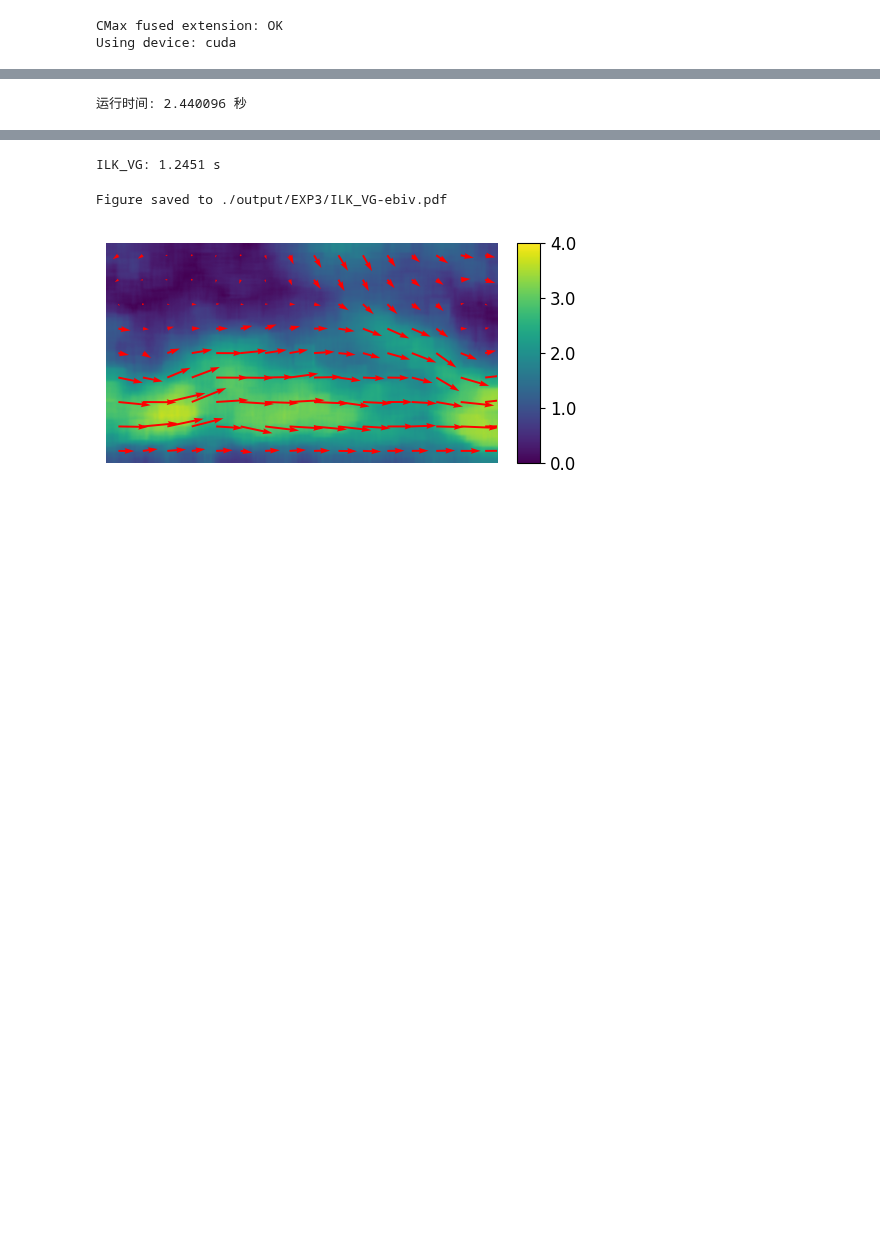
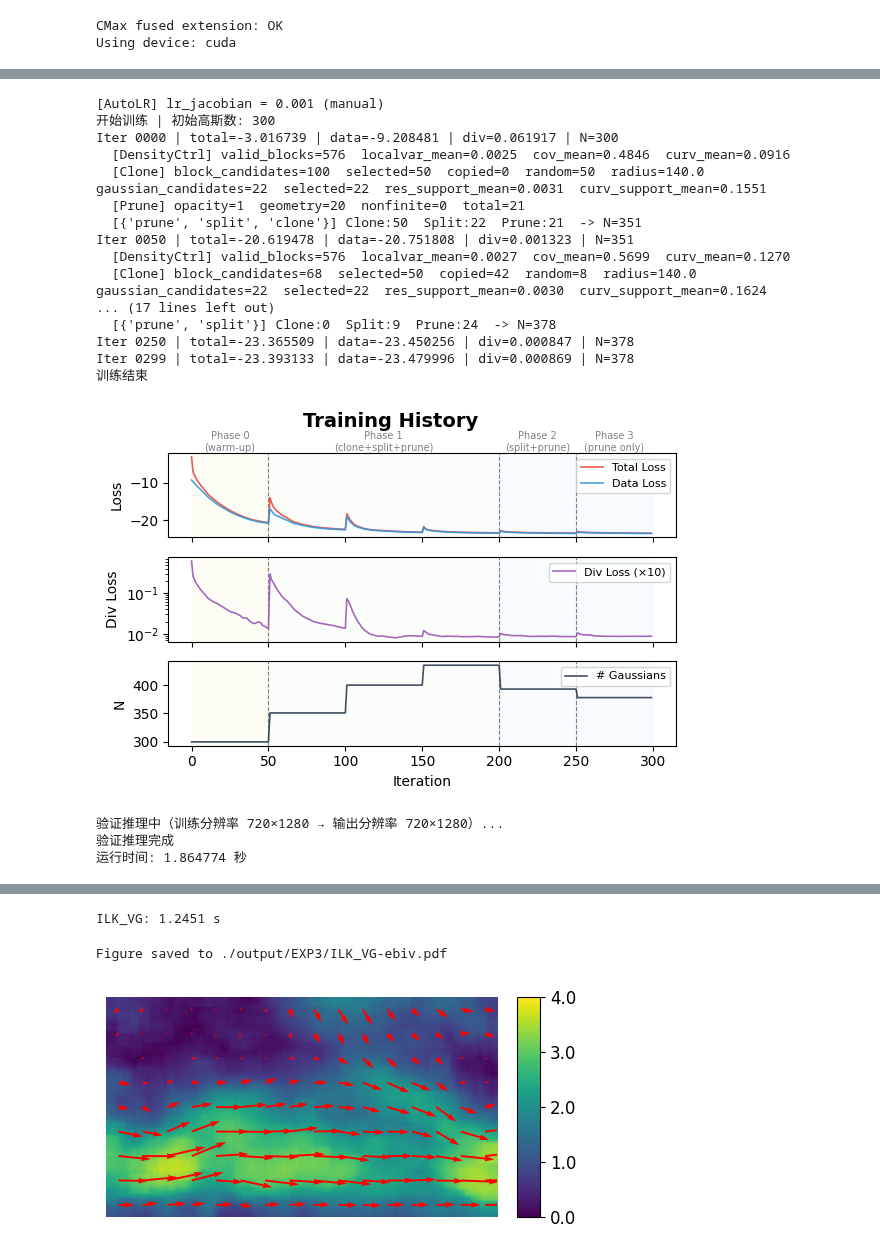
Before and after one commit to tingyu-art/AffineGS, a Jupyter notebook: EXP3.ipynb, the cells around one changed output, grey strips where cells are left out. Drawn from its saved outputs; the diff is of its cells as text; code cells hidden in the pictures; blank space fills up the shorter version.

```diff
--- a/EXP3.ipynb
+++ b/EXP3.ipynb
@@ -53,19 +53,39 @@ torch.Size([410697, 4])
 # %%
 start = time.time()
-cfg = GaussianFlowConfig(H=720, W = 1280, init_n=500, w_div=100, verbose=False, tile_size=80,
-                         cmax_sigma=0.6, cmax_kernel_size=5, lr_j=0.0001,
+cfg = GaussianFlowConfig(H=720, W = 1280, init_n=300, w_div=100, verbose=True, tile_size=80,
+                         init_scale_h=50.0, init_scale_w=35.0,
+                         cmax_sigma=0.6, cmax_kernel_size=5, lr_j=0.001,
                          enable_jacobian=True, jacobian_mode="full",
                          iterations=300, residual_block_size=40, prune_opacity_thresh=0.1,
-                         clone_opacity_decay=0.5, split_opacity_decay=0.5,
                          log_scale_min=np.log(8), phase=[50, 200, 250])
 
 results = run_gaussian_flow(events=evts1, cfg=cfg, flowgt=None)
 
 end = time.time()     # 记录结束时间
 print(f"运行时间: {end - start:.6f} 秒")
 torch.cuda.empty_cache()
 # %% [output]
-运行时间: 2.440096 秒
+[AutoLR] lr_jacobian = 0.001 (manual)
+开始训练 | 初始高斯数: 300
+Iter 0000 | total=-3.016739 | data=-9.208481 | div=0.061917 | N=300
+  [DensityCtrl] valid_blocks=576  localvar_mean=0.0025  cov_mean=0.4846  curv_mean=0.0916
+  [Clone] block_candidates=100  selected=50  copied=0  random=50  radius=140.0
+gaussian_candidates=22  selected=22  res_support_mean=0.0031  curv_support_mean=0.1551
+  [Prune] opacity=1  geometry=20  nonfinite=0  total=21
+  [{'prune', 'split', 'clone'}] Clone:50  Split:22  Prune:21  -> N=351
+Iter 0050 | total=-20.619478 | data=-20.751808 | div=0.001323 | N=351
+  [DensityCtrl] valid_blocks=576  localvar_mean=0.0027  cov_mean=0.5699  curv_mean=0.1270
+  [Clone] block_candidates=68  selected=50  copied=42  random=8  radius=140.0
+gaussian_candidates=22  selected=22  res_support_mean=0.0030  curv_support_mean=0.1624
+... (17 lines left out)
+  [{'prune', 'split'}] Clone:0  Split:9  Prune:24  -> N=378
+Iter 0250 | total=-23.365509 | data=-23.450256 | div=0.000847 | N=378
+Iter 0299 | total=-23.393133 | data=-23.479996 | div=0.000869 | N=378
+训练结束
+[figure, added]
+验证推理中（训练分辨率 720×1280 → 输出分辨率 720×1280）...
+验证推理完成
+运行时间: 1.864774 秒
 # %%
 save_gs_result = False
 
```
Also changed, not shown: parts of 2 cells of this notebook, 5 other files.
